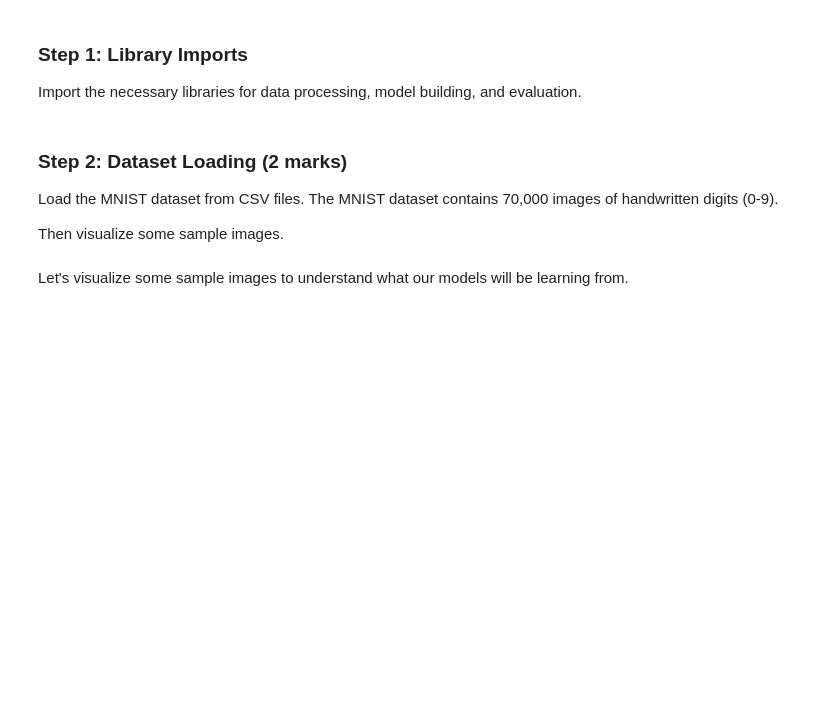
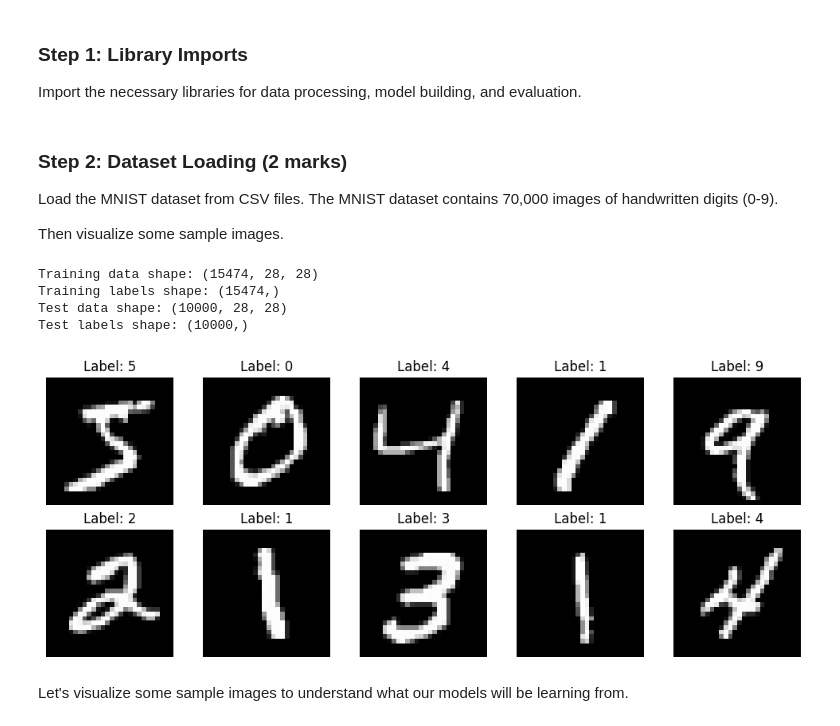
Before and after one commit to Boateng-Benjamin/ENGG680_2025_Fall, a Jupyter notebook: Assignment 2/Lab Assignment 2.ipynb, the cells around one changed output. Cells and saved outputs as stored; diff of their text form; code cells hidden in the pictures; blank space fills up the shorter version.

```diff
--- a/Assignment 2/Lab Assignment 2.ipynb
+++ b/Assignment 2/Lab Assignment 2.ipynb
@@ -1171,3 +1145,53 @@ X_test =
+# %%
+# Paths to CSV files
+train_csv_path = "/content/drive/MyDrive/ENGG680_2025_Fall/Assignment_2/Assignment_2 Data/Part_3_Data/mnist_train.csv"
+test_csv_path = "/content/drive/MyDrive/ENGG680_2025_Fall/Assignment_2/Assignment_2 Data/Part_3_Data/mnist_test.csv"
+
+# ----------------------
+# Load training data
+# ----------------------
+train_data = pd.read_csv(train_csv_path)
+y_train = train_data.iloc[:, 0].values           # First column: labels
+X_train = train_data.iloc[:, 1:].values          # Remaining columns: pixel values
+
+# Reshape flat 784-pixel arrays to 28x28 images
+X_train = X_train.reshape(-1, 28, 28)            # Shape: (60000, 28, 28)
+
+# ----------------------
+# Load test data
+# ----------------------
+test_data = pd.read_csv(test_csv_path)
+y_test = test_data.iloc[:, 0].values
+X_test = test_data.iloc[:, 1:].values
+
+# Reshape test data to 28x28 images
+X_test = X_test.reshape(-1, 28, 28)             # Shape: (10000, 28, 28)
+
+# ----------------------
+# Display dataset shapes
+# ----------------------
+print("Training data shape:", X_train.shape)
+print("Training labels shape:", y_train.shape)
+print("Test data shape:", X_test.shape)
+print("Test labels shape:", y_test.shape)
+
+# ----------------------
+# Visualize some sample images
+# ----------------------
+plt.figure(figsize=(10, 4))
+for i in range(10):
+    plt.subplot(2, 5, i+1)
+    plt.imshow(X_train[i], cmap='gray')
+    plt.title(f"Label: {y_train[i]}")
+    plt.axis('off')
+plt.tight_layout()
+plt.show()
+# %% [output]
+Training data shape: (15474, 28, 28)
+Training labels shape: (15474,)
+Test data shape: (10000, 28, 28)
+Test labels shape: (10000,)
+[figure, added]
 # %% [markdown]
 Let's visualize some sample images to understand what our models will be learning from.
 # %%
```
Also changed, not shown: parts of 10 cells of this notebook.
